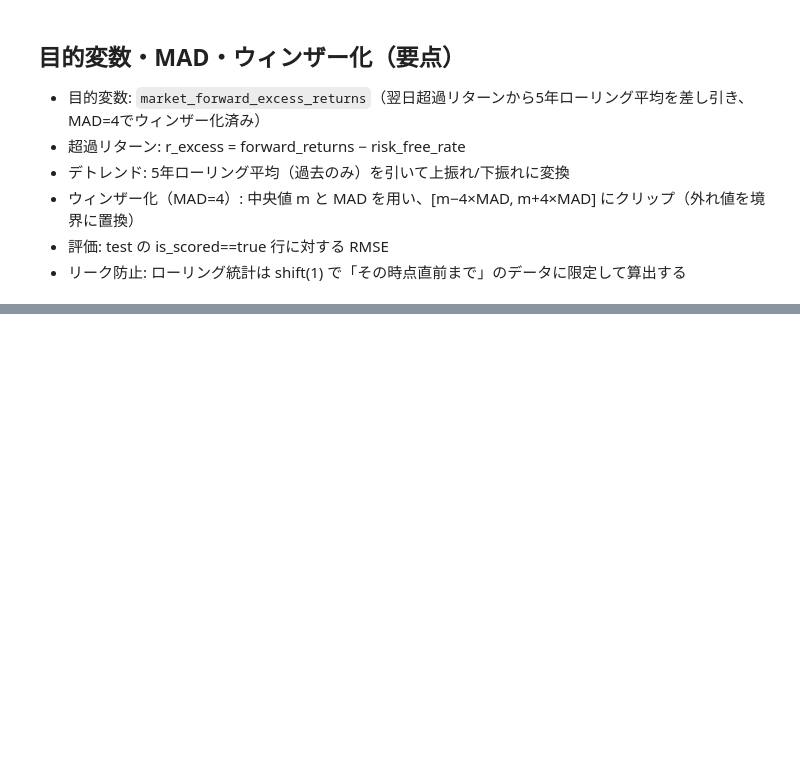
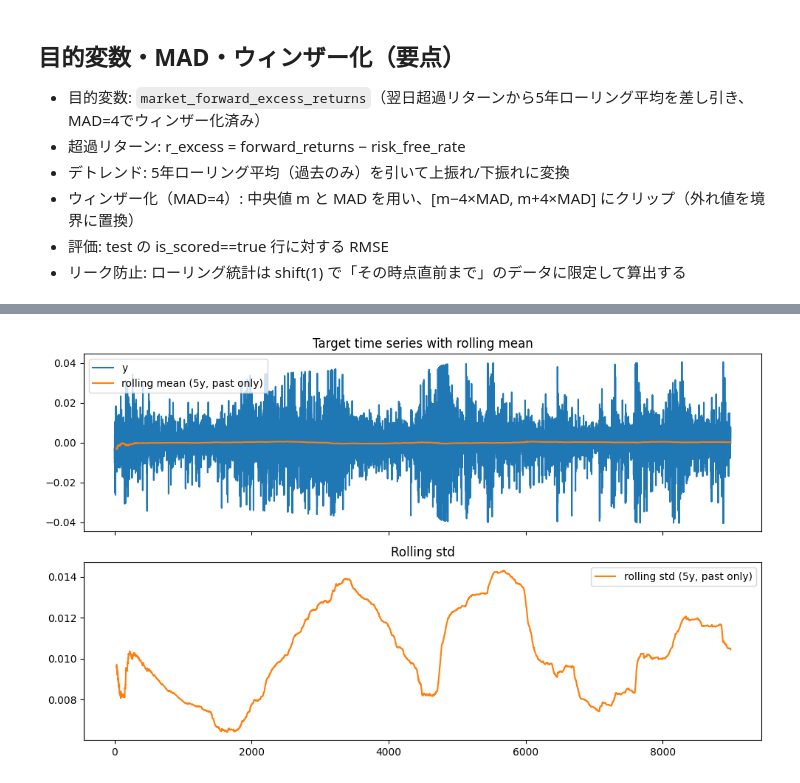
Before and after one commit to syunyafukuda/Hull-Tactical---Market-Prediction, a Jupyter notebook: notebooks/eda.ipynb, the cells around one changed output, grey strips where cells are left out. Drawn from its saved outputs; the diff is of its cells as text; code cells hidden in the pictures; blank space fills up the shorter version.

```diff
--- a/notebooks/eda.ipynb
+++ b/notebooks/eda.ipynb
@@ -160,0 +618,27 @@ else:
+# %%
+# ターゲットの時系列とローリング統計（リーク防止）
+import pandas as pd
+import numpy as np
+import matplotlib.pyplot as plt
+
+if 'market_forward_excess_returns' in train.columns:
+    ts = train[['date_id','market_forward_excess_returns']].dropna().copy()
+    ts = ts.sort_values('date_id')
+    y = ts['market_forward_excess_returns'].astype(float)
+    # 過去のみ利用して rolling 指標を算出
+    roll_mean = y.shift(1).rolling(window=252*5, min_periods=30).mean()  # 5年相当（営業日252想定）
+    roll_std  = y.shift(1).rolling(window=252*5, min_periods=30).std()
+    fig, axes = plt.subplots(2, 1, figsize=(10,6), sharex=True)
+    axes[0].plot(ts['date_id'], y, label='y')
+    axes[0].plot(ts['date_id'], roll_mean, label='rolling mean (5y, past only)')
+    axes[0].legend()
+    axes[0].set_title('Target time series with rolling mean')
+    axes[1].plot(ts['date_id'], roll_std, color='tab:orange', label='rolling std (5y, past only)')
+    axes[1].legend()
+    axes[1].set_title('Rolling std')
+    plt.tight_layout()
+    plt.show()
+else:
+    print('Target column not found: market_forward_excess_returns')
+# %% [output]
+[figure, added]
```
Also changed, not shown: parts of 25 cells of this notebook, 1 other file.
